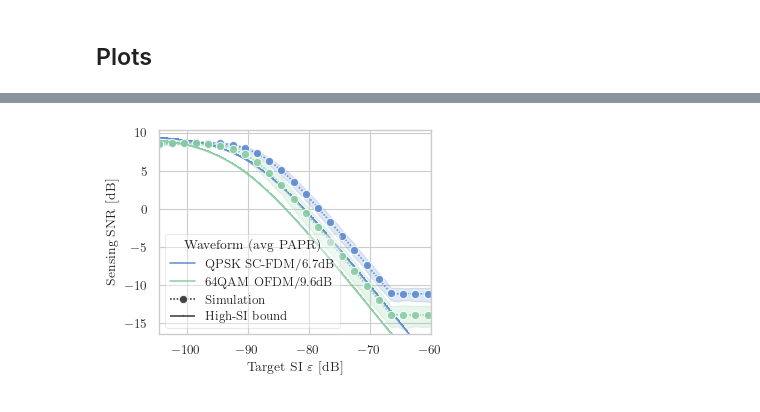
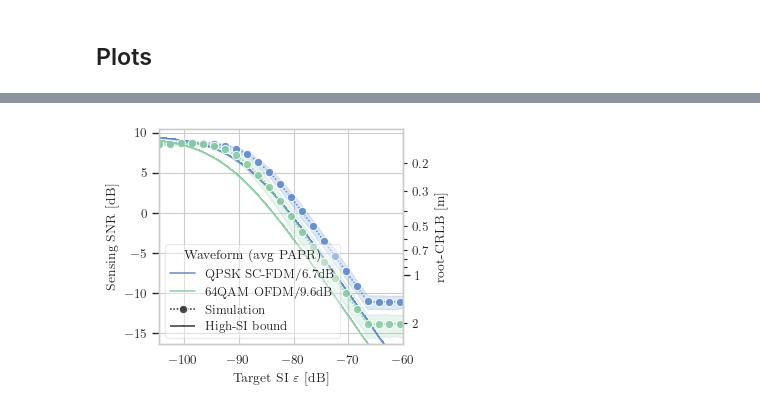
Before and after one commit to rodrihgh/CISSIR, a Jupyter notebook: notebooks/simulation/snr_sensing.ipynb, the cells around one changed output, grey strips where cells are left out. Cells and saved outputs as stored; diff of their text form; code cells hidden in the pictures.

```diff
--- a/notebooks/simulation/snr_sensing.ipynb
+++ b/notebooks/simulation/snr_sensing.ipynb
@@ -558,33 +564,38 @@ fig.savefig(plot_path/"bound_sqnr.pdf", bbox_inches="tight")
 # %%
-fig, ax2 = plt.subplots(1,1)
+fig, ax = plt.subplots(layout="constrained")
 plot_title = f"SQNR vs. Self-interference (Bandwidth: {sig_bw_hz*1e-6:.1f} MHz @ {fc*1e-9} GHz)"
 
 xlims = (empiric_df["si_db"].min(), -60)
 ylims = (bnd_df.query(f"type == '{ach_label}'")["sqnr_db"].min(),
          plot_df.sqnr_db.max() + 1)
 
 ln_order = [sim_label, bnd_label]
 
 sns.lineplot(plot_df.query(f"type != '{ach_label}'"), x="si_gain", y="sqnr_db", style="type", style_order=ln_order,
              estimator=phy.avg_snr_noise,
              alpha=0.9,
              markers=["o", ","], dashes=((1,1), (1,0)),
              errorbar=("pi", 98),
              hue=wf_label, markevery=2, markersize=6, palette=[viz.b, viz.g],
-             ax=ax2)
-handles, labels = ax2.get_legend_handles_labels()
-ax2.legend(handles[1:3]+handles[-2:], labels[1:3]+labels[-2:], title=wf_label, framealpha=0.4)
+             ax=ax)
+handles, labels = ax.get_legend_handles_labels()
+ax.legend(handles[1:3]+handles[-2:], labels[1:3]+labels[-2:], title=wf_label, framealpha=0.4)
 
-plt.sca(ax2)
+plt.sca(ax)
 plt.xlim(xlims)
 plt.ylim(ylims)
 plt.xlabel(r"Target SI $\varepsilon$ [dB]")
 plt.ylabel("Sensing SNR [dB]")
 
-wf_plot = waveforms[0]
-title_wf = wf_plot
+ax2 = ax.twinx()
+ax2.set_yscale("log")
+ax2.set_ylim([np.sqrt(crlb_range(yl, sig_bw_hz)) for yl in ylims])
+viz.format_log_ticks(ax2, which="y")
+
+ax2.set_ylabel("root-CRLB [m]")
+ax2.grid(visible=False)
 
 fig.savefig(plot_path/"bound_sqnr_wf.pgf", bbox_inches="tight")
 fig.savefig(plot_path/"bound_sqnr_wf.pdf", bbox_inches="tight")
 # %% [output]
-[figure, old version]
+[figure, new version]
```
Also changed, not shown: parts of 8 cells of this notebook, 1 other file.
